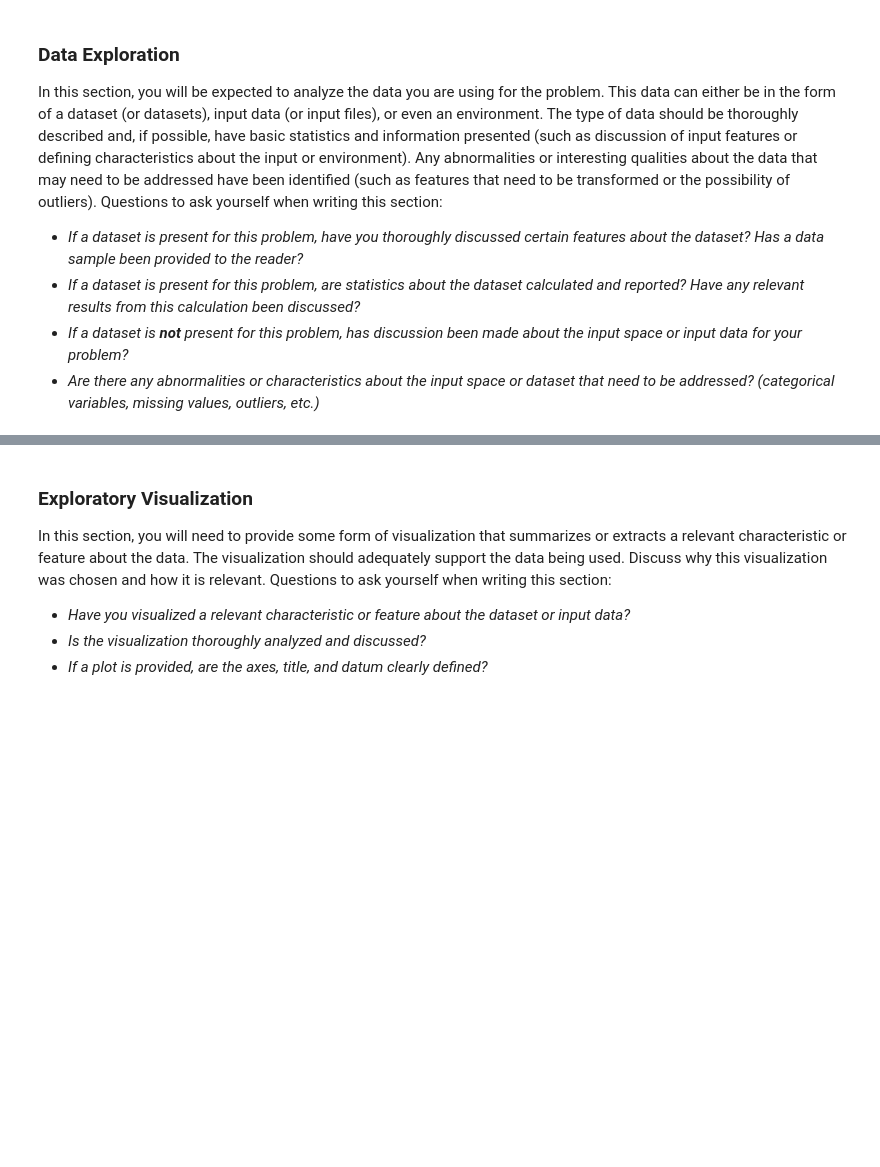
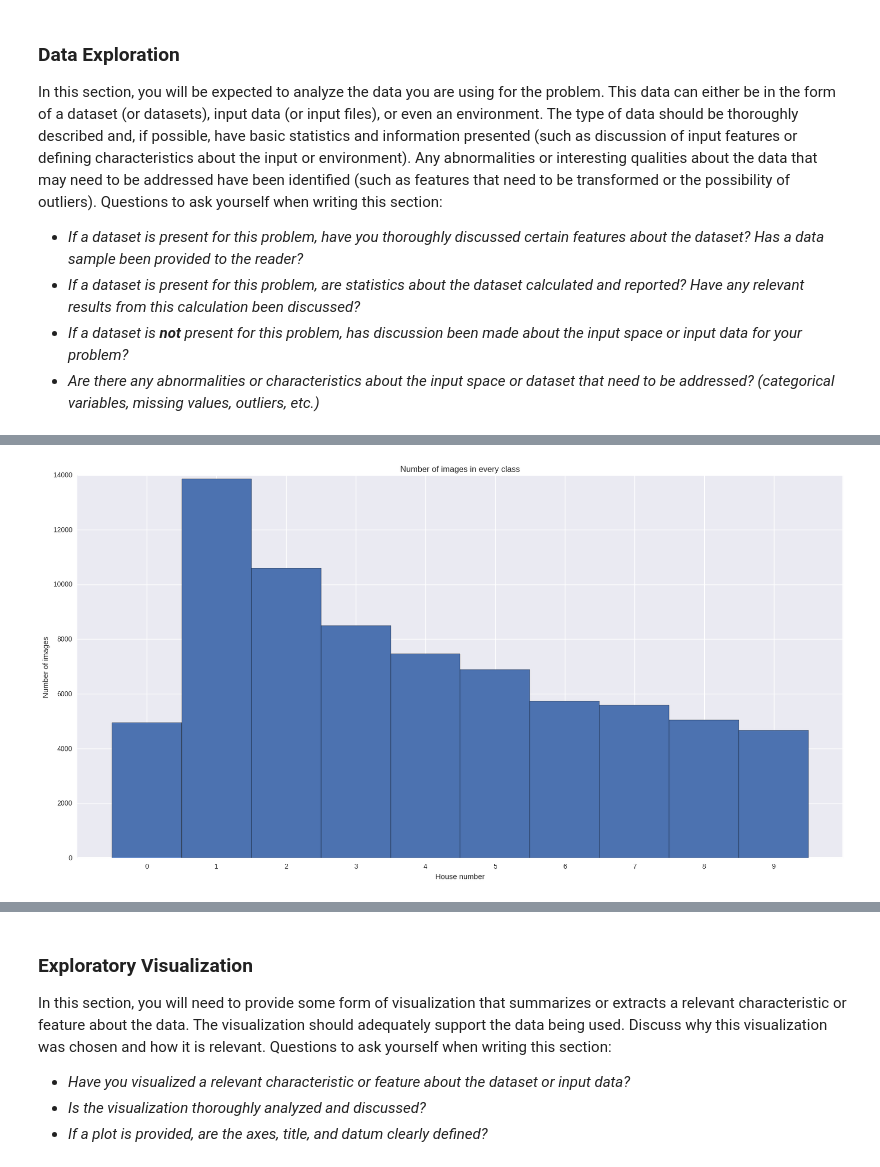
Before and after one commit to VisionTom/Nanodegree_MachineLearning, a Jupyter notebook: 06_Capstone/capstone.ipynb, the cells around one changed output, grey strips where cells are left out. Saved outputs shown, nothing was run; the diff lists cells and outputs as text; code cells hidden in the pictures; blank space fills up the shorter version.

```diff
--- a/06_Capstone/capstone.ipynb
+++ b/06_Capstone/capstone.ipynb
@@ -108,0 +220,14 @@ is_labels_encod = False
+# %%
+#Histogram of house number occurrences
+
+plt.figure(figsize=(20,10))
+plt.hist(y_train, np.arange(n_classes+1) - 0.5) #+1 and -0.5 is for centering labels
+plt.xticks(range(n_classes))
+plt.xlim([-1, n_classes])
+plt.title("Number of images in every class")
+plt.ylabel("Number of images")
+plt.xlabel("House number")
+
+plt.show()
+# %% [output]
+[figure, added]
```
Also changed, not shown: parts of 29 cells of this notebook, 4 other files.
